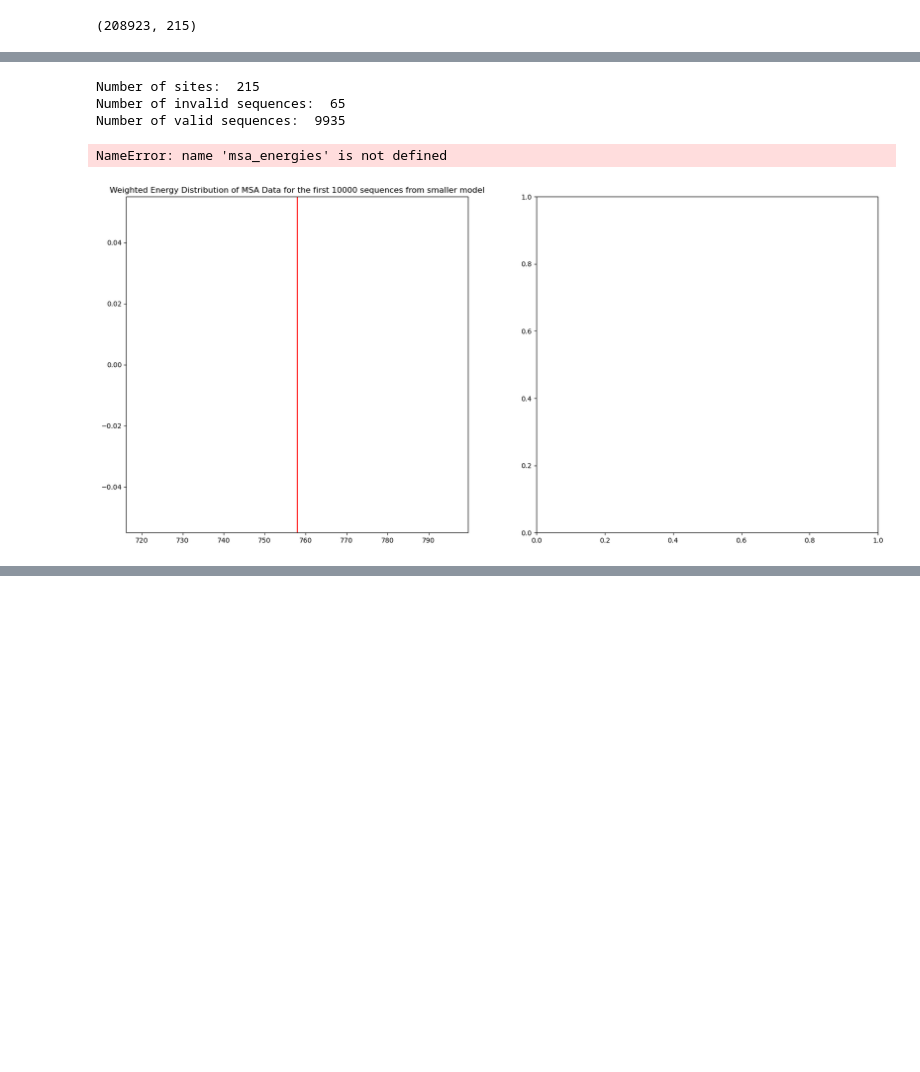
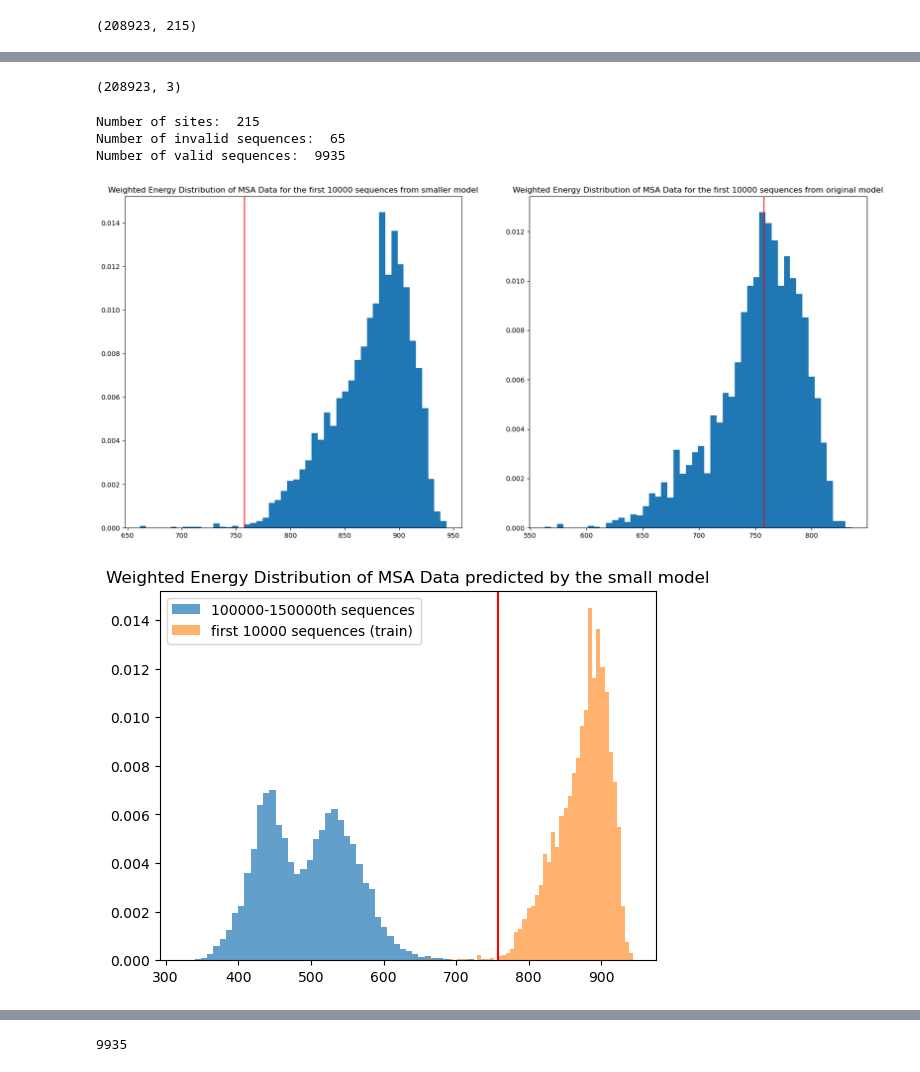
Before and after one commit to LDeng0205/msa_classify, a Jupyter notebook: ECOLX.ipynb, the cells around one changed output, grey strips where cells are left out. Saved outputs shown, nothing was run; the diff lists cells and outputs as text; code cells hidden in the pictures; blank space fills up the shorter version.

```diff
--- a/ECOLX.ipynb
+++ b/ECOLX.ipynb
@@ -228,3 +245,7 @@ NameError: name 'msa_energies' is not defined
+# %%
+msa_energies.shape
+# %% [output]
+(208923, 3)
 # %%
 def analyze_smaller_model(train_end, test_start, test_end):
     TRAIN_END = train_end
@@ -290,37 +311,37 @@ Number of valid sequences:  9935
 # %%
 
 plt.figure(figsize=(20, 9))
 plt.subplot(1, 2, 1)
-plt.hist(msa_energies_small[:len(w_small_valid), 0], weights=w_small_valid, bins=50, range=(100, 500), density=True)
+plt.hist(msa_energies_small[:len(w_small_valid), 0], weights=w_small_valid, bins=50, density=True)
 plt.axvline(x=c.hamiltonians([c.seq()])[0][0], color='red')
 plt.title(f"Weighted Energy Distribution of MSA Data for the first {TRAIN_END} sequences from smaller model")
 
 plt.subplot(1, 2, 2)
-plt.hist(msa_energies[:len(w_small_valid), 0], weights=w_small_valid, bins=50, range=(100, 500), density=True)
+plt.hist(msa_energies[:len(w_small_valid), 0], weights=w_small_valid, bins=50, density=True)
 plt.axvline(x=c.hamiltonians([c.seq()])[0][0], color='red')
 plt.title(f"Weighted Energy Distribution of MSA Data for the first {TRAIN_END} sequences from original model")
 plt.show()
 
 c3 = CouplingsModel(f"BLAT_ECOLX/model/BLAT_ECOLX_{TEST_START}_{TEST_END}.model_params")
 w_test_valid, _ = valid_weights_from_model(c3)
 plt.hist(msa_energies_small[test_start_idx:test_start_idx+len(w_test_valid), 0],
-    weights=w_test_valid, bins=50, range=(100, 500), label=f"{TEST_START}-{TEST_END}th sequences", alpha=0.7, density=True)
-plt.hist(msa_energies_small[:len(w_small_valid), 0], weights=w_small_valid, bins=50, range=(100, 500),
+    weights=w_test_valid, bins=50, label=f"{TEST_START}-{TEST_END}th sequences", alpha=0.7, density=True)
+plt.hist(msa_energies_small[:len(w_small_valid), 0], weights=w_small_valid, bins=50,
     label=f"first {TRAIN_END} sequences (train)", alpha=0.6, density=True)
 plt.legend()
 plt.axvline(x=c.hamiltonians([c.seq()])[0][0], color='red')
 plt.title("Weighted Energy Distribution of MSA Data predicted by the small model")
 plt.show()
 
-w_test_valid = valid_weights_from_model(c3)
+w_test_valid, _ = valid_weights_from_model(c3)
 plt.hist(msa_energies[test_start_idx:test_start_idx+len(w_test_valid), 0],
-    weights=w_test_valid, bins=50, range=(100, 500), label=f"{TEST_START}-{TEST_END}th sequences", alpha=0.7, density=True)
-plt.hist(msa_energies[:len(w_small_valid), 0], weights=w_small_valid, bins=50, range=(100, 500),
+    weights=w_test_valid, bins=50, label=f"{TEST_START}-{TEST_END}th sequences", alpha=0.7, density=True)
+plt.hist(msa_energies[:len(w_small_valid), 0], weights=w_small_valid, bins=50,
     label=f"first {TRAIN_END} sequences (train)", alpha=0.6, density=True)
 plt.legend()
 plt.axvline(x=c.hamiltonians([c.seq()])[0][0], color='red')
 plt.title("Weighted Energy Distribution of MSA Data predicted by the full model")
 plt.show()
 # %% [output]
-NameError: name 'msa_energies' is not defined
-[figure, old version]
+[figure, new version]
+[figure, added]
@@ -326,0 +349,4 @@ NameError: name 'msa_energies' is not defined
+# %%
+len(w_small_valid)
+# %% [output]
+9935
```
Also changed, not shown: parts of 3 cells of this notebook, 7 other files.
